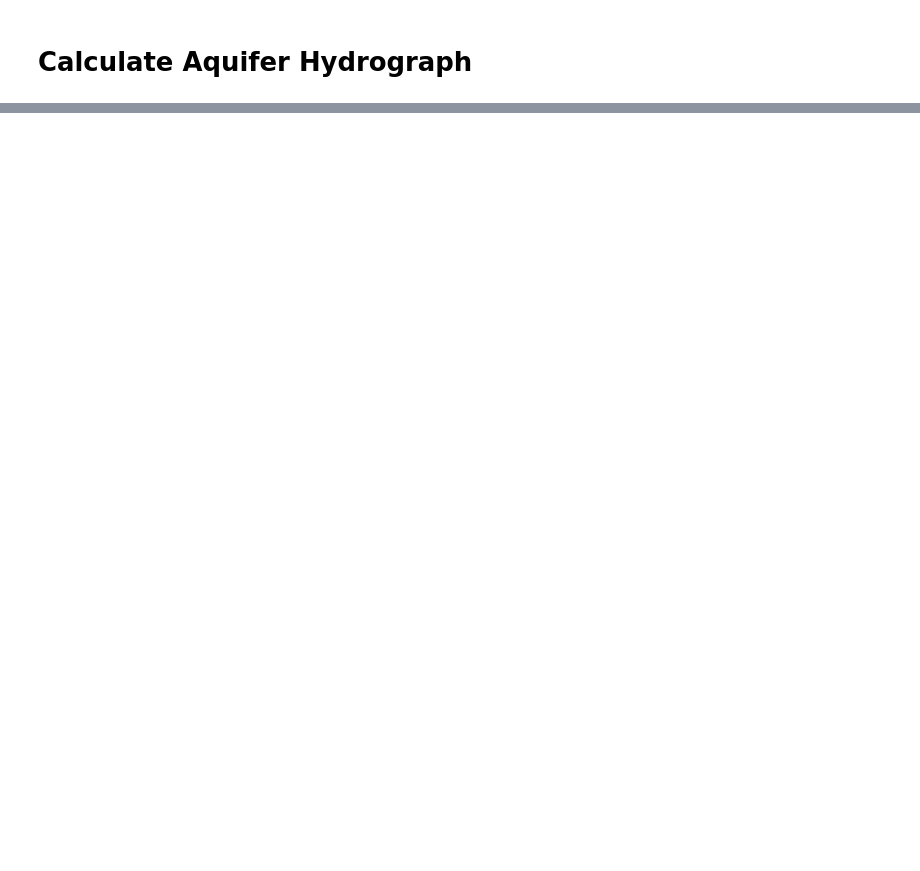
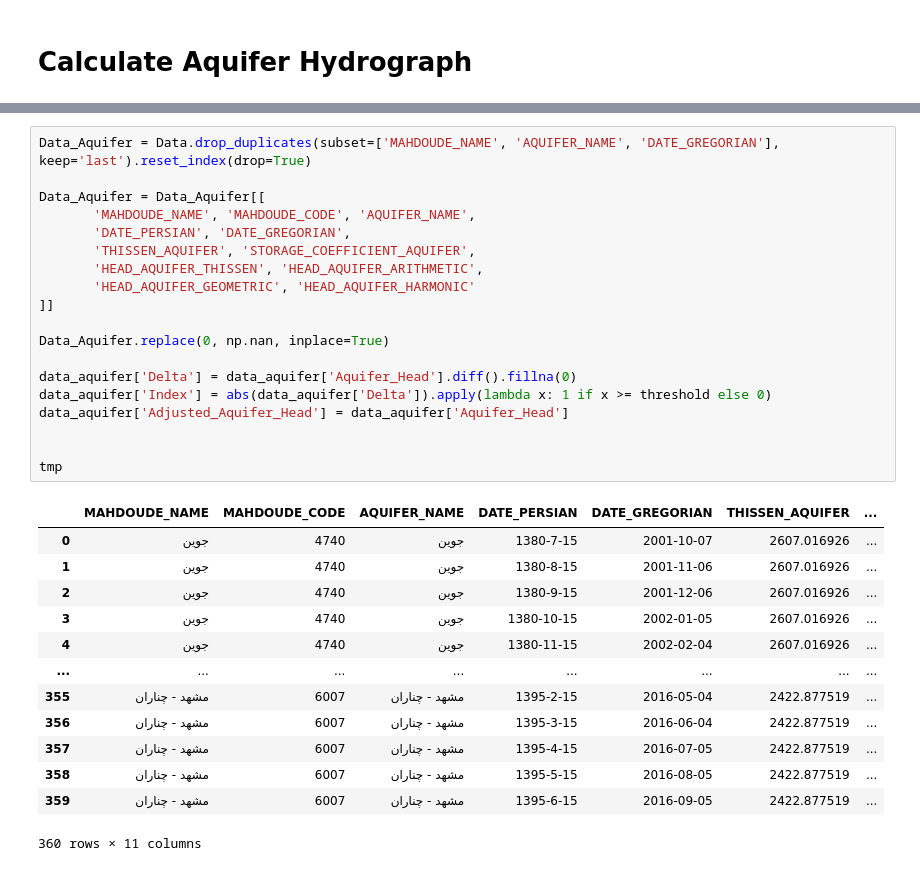
Before and after one commit to JuanParker1/KHRW-DASHBOARD-LOCAL, a Jupyter notebook: Flask/Explore/main.ipynb, the cells around one changed output, grey strips where cells are left out. Saved outputs shown, nothing was run; the diff lists cells and outputs as text; blank space fills up the shorter version.

```diff
--- a/Flask/Explore/main.ipynb
+++ b/Flask/Explore/main.ipynb
@@ -631,0 +685,33 @@ Data
+# %%
+Data_Aquifer = Data.drop_duplicates(subset=['MAHDOUDE_NAME', 'AQUIFER_NAME', 'DATE_GREGORIAN'], keep='last').reset_index(drop=True)
+
+Data_Aquifer = Data_Aquifer[[
+       'MAHDOUDE_NAME', 'MAHDOUDE_CODE', 'AQUIFER_NAME',
+       'DATE_PERSIAN', 'DATE_GREGORIAN',
+       'THISSEN_AQUIFER', 'STORAGE_COEFFICIENT_AQUIFER',
+       'HEAD_AQUIFER_THISSEN', 'HEAD_AQUIFER_ARITHMETIC',
+       'HEAD_AQUIFER_GEOMETRIC', 'HEAD_AQUIFER_HARMONIC'
+]]
+
+Data_Aquifer.replace(0, np.nan, inplace=True)
+
+data_aquifer['Delta'] = data_aquifer['Aquifer_Head'].diff().fillna(0)
+data_aquifer['Index'] = abs(data_aquifer['Delta']).apply(lambda x: 1 if x >= threshold else 0)
+data_aquifer['Adjusted_Aquifer_Head'] = data_aquifer['Aquifer_Head']
+
+
+tmp
+# %% [output]
+|  | MAHDOUDE_NAME | MAHDOUDE_CODE | AQUIFER_NAME | DATE_PERSIAN | DATE_GREGORIAN | THISSEN_AQUIFER | ... |
+| 0 | جوین | 4740 | جوین | 1380-7-15 | 2001-10-07 | 2607.016926 | ... |
+| 1 | جوین | 4740 | جوین | 1380-8-15 | 2001-11-06 | 2607.016926 | ... |
+| 2 | جوین | 4740 | جوین | 1380-9-15 | 2001-12-06 | 2607.016926 | ... |
+| 3 | جوین | 4740 | جوین | 1380-10-15 | 2002-01-05 | 2607.016926 | ... |
+| 4 | جوین | 4740 | جوین | 1380-11-15 | 2002-02-04 | 2607.016926 | ... |
+| ... | ... | ... | ... | ... | ... | ... | ... |
+| 355 | مشهد - چناران | 6007 | مشهد - چناران | 1395-2-15 | 2016-05-04 | 2422.877519 | ... |
+| 356 | مشهد - چناران | 6007 | مشهد - چناران | 1395-3-15 | 2016-06-04 | 2422.877519 | ... |
+| 357 | مشهد - چناران | 6007 | مشهد - چناران | 1395-4-15 | 2016-07-05 | 2422.877519 | ... |
+| 358 | مشهد - چناران | 6007 | مشهد - چناران | 1395-5-15 | 2016-08-05 | 2422.877519 | ... |
+| 359 | مشهد - چناران | 6007 | مشهد - چناران | 1395-6-15 | 2016-09-05 | 2422.877519 | ... |
+360 rows × 11 columns
```
Also changed, not shown: parts of 9 cells of this notebook, 12 other files.
